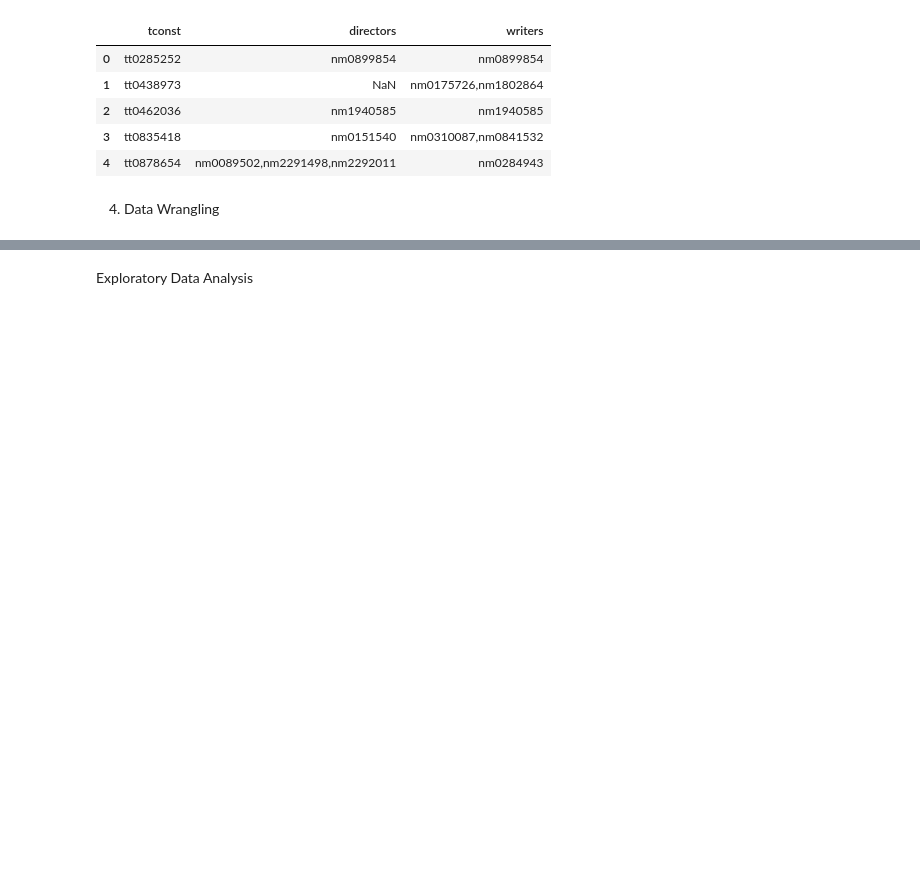
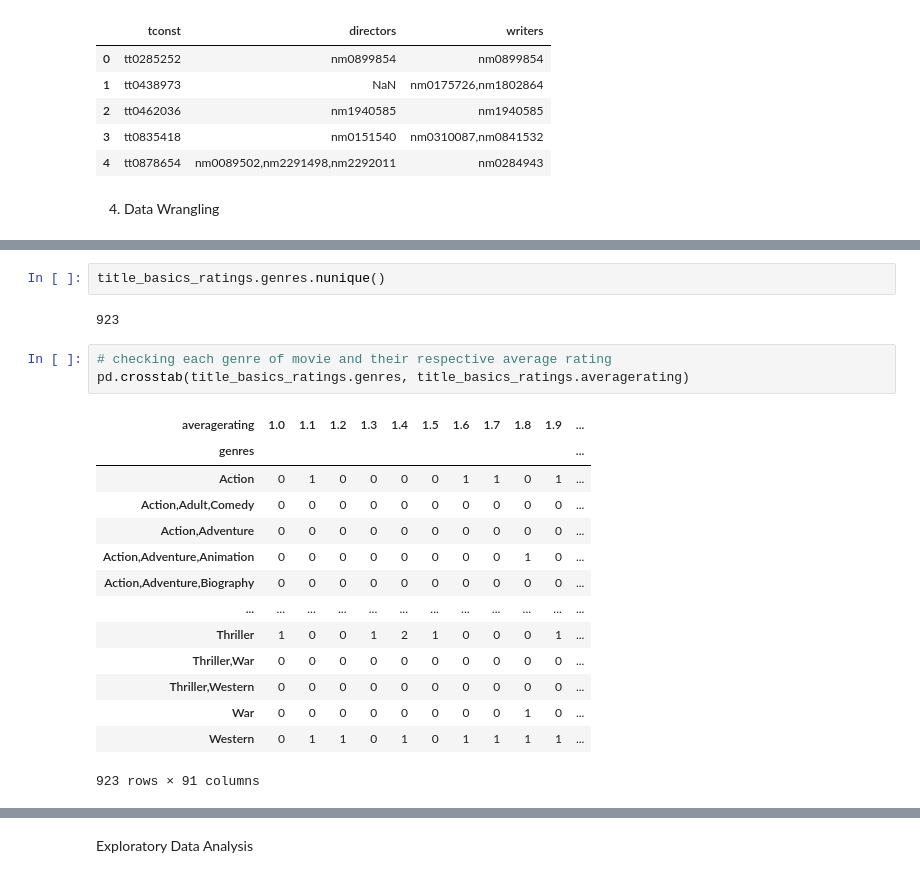
Before and after one commit to FionaNalianya/Microsoft-Movie, a Jupyter notebook: notebook.ipynb, the cells around one changed output, grey strips where cells are left out. Cells and saved outputs as stored; diff of their text form; blank space fills up the shorter version.

```diff
--- a/notebook.ipynb
+++ b/notebook.ipynb
@@ -161,0 +218,22 @@ budget.head()
+# %%
+title_basics_ratings.genres.nunique()
+# %% [output]
+923
+# %%
+# checking each genre of movie and their respective average rating
+pd.crosstab(title_basics_ratings.genres, title_basics_ratings.averagerating)
+# %% [output]
+| averagerating | 1.0 | 1.1 | 1.2 | 1.3 | 1.4 | 1.5 | 1.6 | 1.7 | 1.8 | 1.9 | ... |
+| genres |  |  |  |  |  |  |  |  |  |  | ... |
+| Action | 0 | 1 | 0 | 0 | 0 | 0 | 1 | 1 | 0 | 1 | ... |
+| Action,Adult,Comedy | 0 | 0 | 0 | 0 | 0 | 0 | 0 | 0 | 0 | 0 | ... |
+| Action,Adventure | 0 | 0 | 0 | 0 | 0 | 0 | 0 | 0 | 0 | 0 | ... |
+| Action,Adventure,Animation | 0 | 0 | 0 | 0 | 0 | 0 | 0 | 0 | 1 | 0 | ... |
+| Action,Adventure,Biography | 0 | 0 | 0 | 0 | 0 | 0 | 0 | 0 | 0 | 0 | ... |
+| ... | ... | ... | ... | ... | ... | ... | ... | ... | ... | ... | ... |
+| Thriller | 1 | 0 | 0 | 1 | 2 | 1 | 0 | 0 | 0 | 1 | ... |
+| Thriller,War | 0 | 0 | 0 | 0 | 0 | 0 | 0 | 0 | 0 | 0 | ... |
+| Thriller,Western | 0 | 0 | 0 | 0 | 0 | 0 | 0 | 0 | 0 | 0 | ... |
+| War | 0 | 0 | 0 | 0 | 0 | 0 | 0 | 0 | 1 | 0 | ... |
+| Western | 0 | 1 | 1 | 0 | 1 | 0 | 1 | 1 | 1 | 1 | ... |
+923 rows × 91 columns
```
Also changed, not shown: parts of 16 cells of this notebook.
